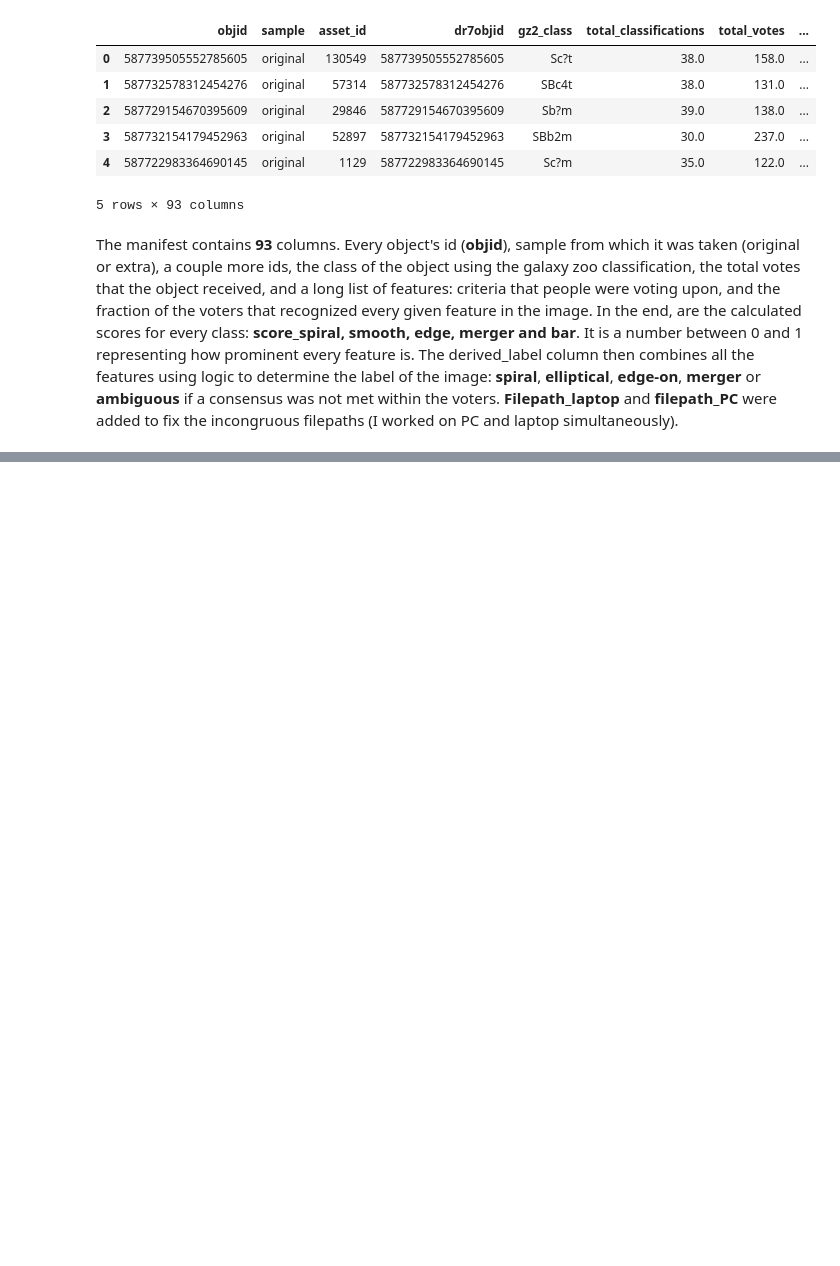
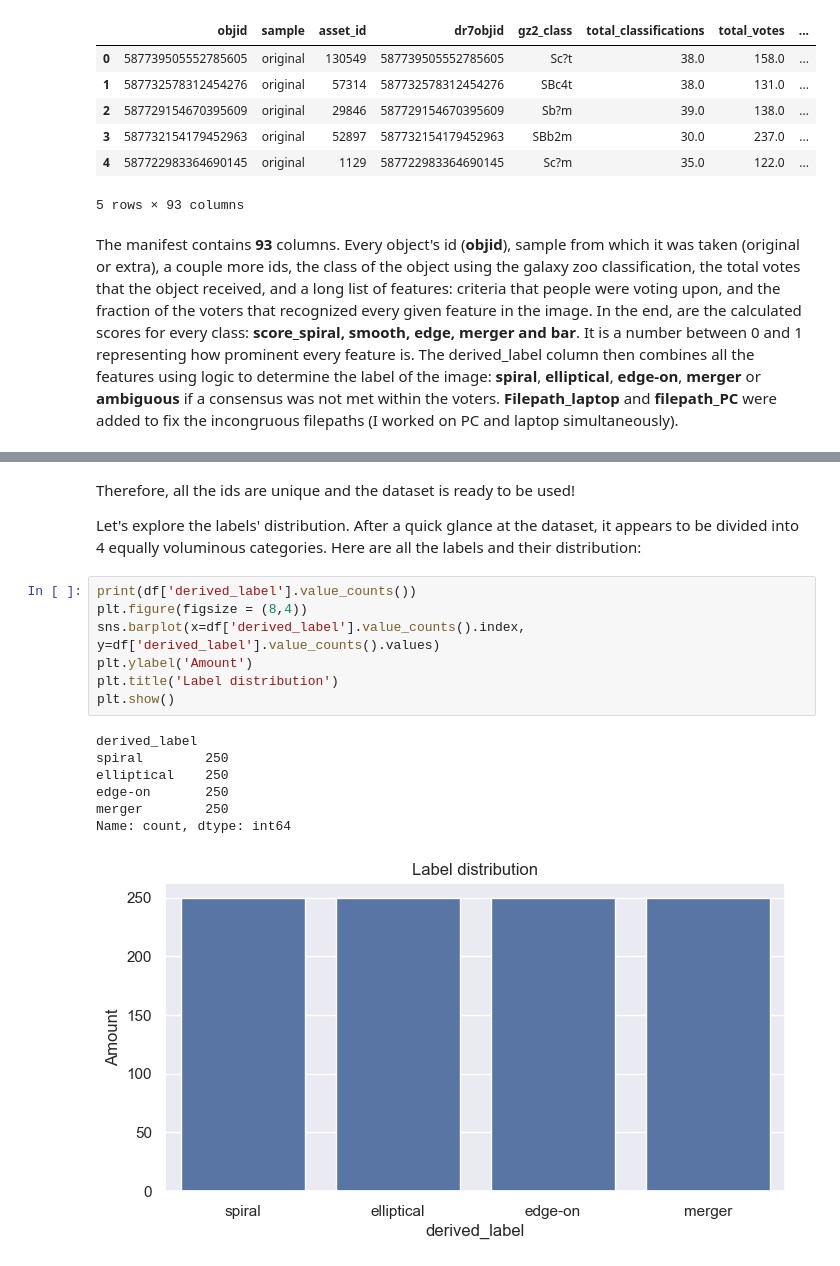
Before and after one commit to LevIgnatev/galaxy_morphology, a Jupyter notebook: notebooks/01_explore.ipynb, the cells around one changed output, grey strips where cells are left out. Cells and saved outputs as stored; diff of their text form; blank space fills up the shorter version.

```diff
--- a/notebooks/01_explore.ipynb
+++ b/notebooks/01_explore.ipynb
@@ -39,0 +104,19 @@ The manifest contains **93** columns. Every object's id (**objid**), sample from
+# %% [markdown]
+Therefore, all the ids are unique and the dataset is ready to be used!
+
+Let's explore the labels' distribution. After a quick glance at the dataset, it appears to be divided into 4 equally voluminous categories. Here are all the labels and their distribution:
+# %%
+print(df['derived_label'].value_counts())
+plt.figure(figsize = (8,4))
+sns.barplot(x=df['derived_label'].value_counts().index, y=df['derived_label'].value_counts().values)
+plt.ylabel('Amount')
+plt.title('Label distribution')
+plt.show()
+# %% [output]
+derived_label
+spiral        250
+elliptical    250
+edge-on       250
+merger        250
+Name: count, dtype: int64
+[figure, added]
```
Also changed, not shown: parts of 14 cells of this notebook, 1 other file.
